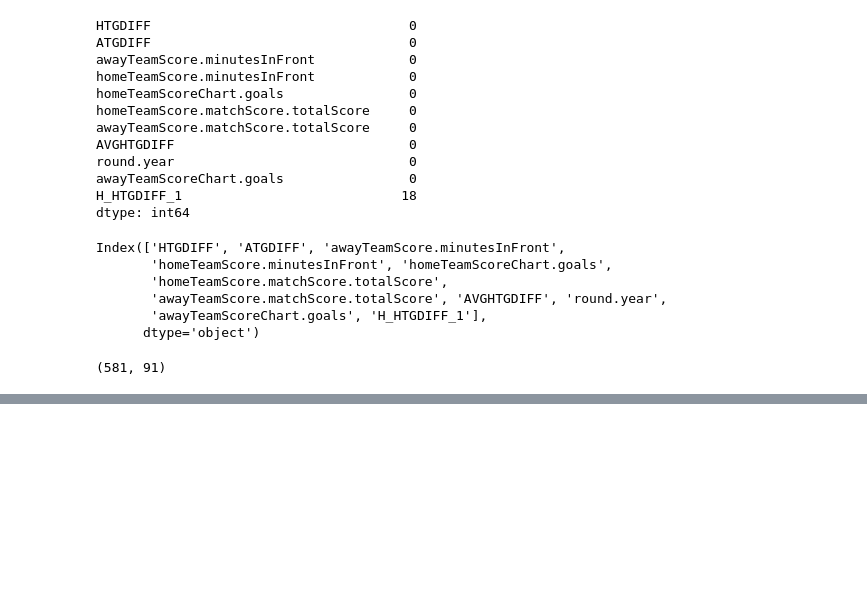
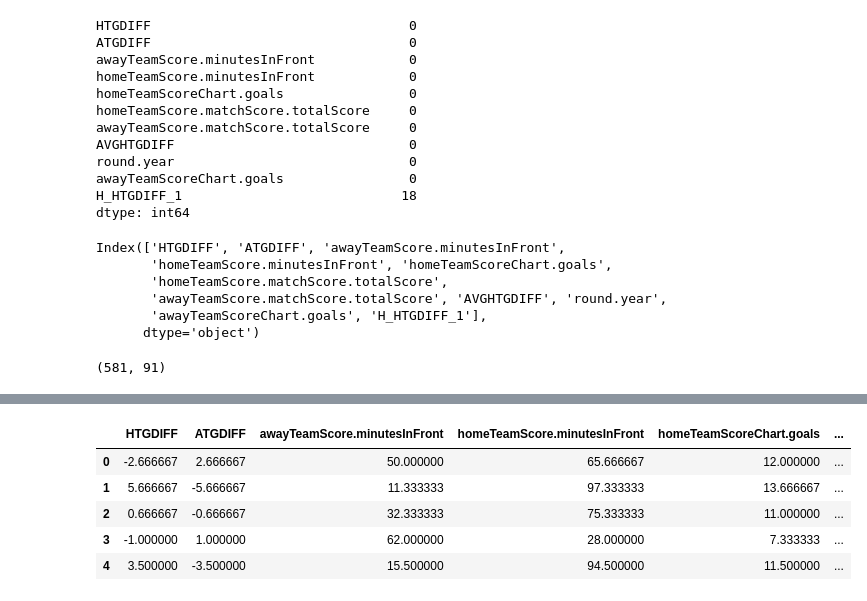
Before and after one commit to Sage-of-Sparta/probabilistic-afl-tipping, a Jupyter notebook: XGBoost_AFL_Prediction_Preprocessing.ipynb, the cells around one changed output, grey strips where cells are left out. Drawn from its saved outputs; the diff is of its cells as text; code cells hidden in the pictures; blank space fills up the shorter version.

```diff
--- a/XGBoost_AFL_Prediction_Preprocessing.ipynb
+++ b/XGBoost_AFL_Prediction_Preprocessing.ipynb
@@ -426,0 +342,30 @@ Index(['id', 'providerId', 'utcStartTime', 'status', 'compSeason.id',
+# %%
+# how to make Z for test data
+
+# loop through each new fixture team and get average of historical data? try this
+
+
+Z = pd.DataFrame()
+
+
+
+
+for index, row in df_next_games_teams.iterrows():
+    home = row['match.homeTeam.name']
+    away = row['match.awayTeam.name']
+    tmp = df_all[(df_all['match.homeTeam.name']==home)&(df_all['match.awayTeam.name']==away)]
+    tmp = tmp[predictable_columns].mean()
+    #print("-----------")
+    #print(tmp)
+    #print("-----------")
+    Z = Z.append({'HTGDIFF': tmp[0], 'ATGDIFF': tmp[1], 'awayTeamScore.minutesInFront': tmp[2], 'homeTeamScore.minutesInFront': tmp[3], 'homeTeamScoreChart.goals': tmp[4], 'homeTeamScore.matchScore.totalScore': tmp[5], 'awayTeamScore.matchScore.totalScore': tmp[6], 'AVGHTGDIF': tmp[7], 'round.year': 2022, 'awayTeamScoreChart.goals': tmp[9], 'H_HTGDIFF_1': tmp[10]}, ignore_index=True)
+
+
+Z.head()
+# %% [output]
+|  | HTGDIFF | ATGDIFF | awayTeamScore.minutesInFront | homeTeamScore.minutesInFront | homeTeamScoreChart.goals | ... |
+| 0 | -2.666667 | 2.666667 | 50.000000 | 65.666667 | 12.000000 | ... |
+| 1 | 5.666667 | -5.666667 | 11.333333 | 97.333333 | 13.666667 | ... |
+| 2 | 0.666667 | -0.666667 | 32.333333 | 75.333333 | 11.000000 | ... |
+| 3 | -1.000000 | 1.000000 | 62.000000 | 28.000000 | 7.333333 | ... |
+| 4 | 3.500000 | -3.500000 | 15.500000 | 94.500000 | 11.500000 | ... |
```
Also changed, not shown: parts of 19 cells of this notebook, 5 other files.
